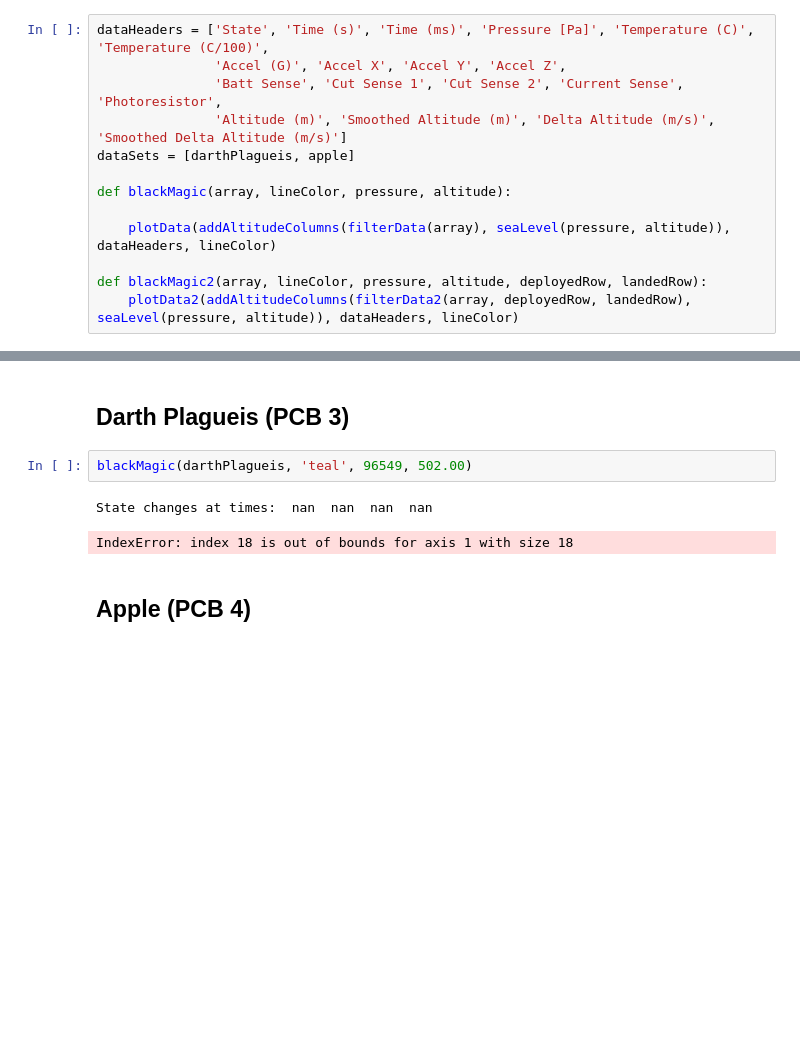
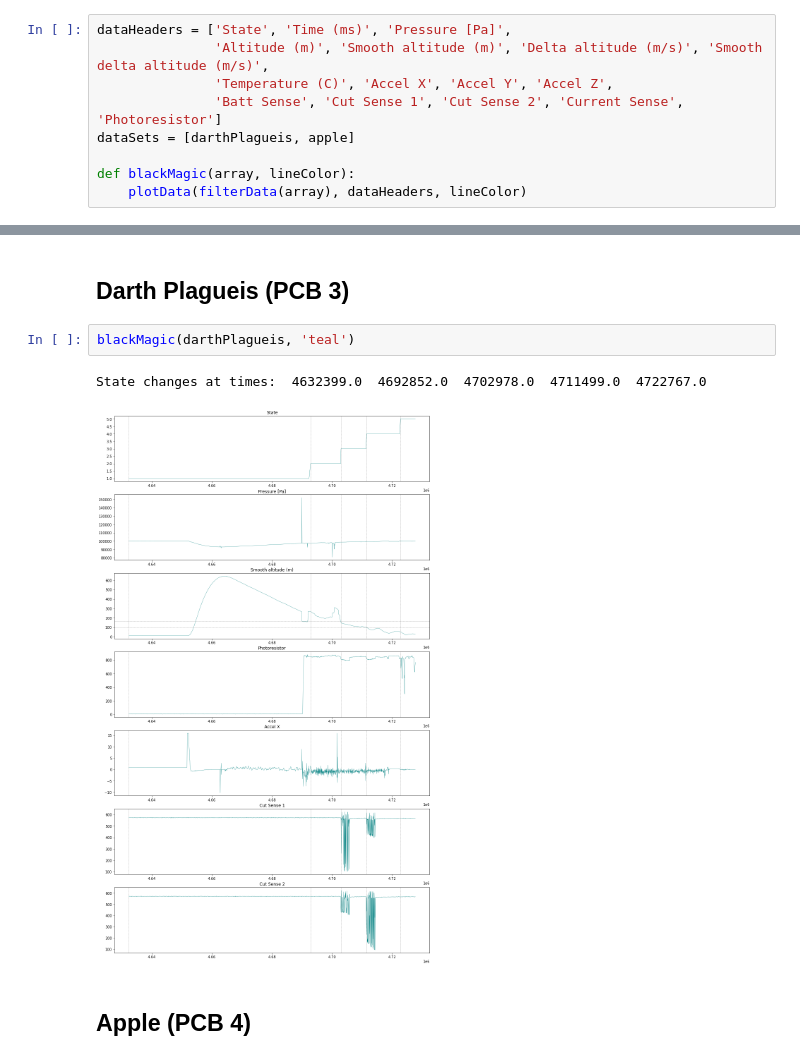
Before and after one commit to AerospaceNU/dpf-line-cutter, a Jupyter notebook: code/launch archive/2021-05-14 TCC/SUMMARY.ipynb, the cells around one changed output, grey strips where cells are left out. Drawn from its saved outputs; the diff is of its cells as text; blank space fills up the shorter version.

Commit message:
added TCC launch data

```diff
--- a/code/launch archive/2021-05-14 TCC/SUMMARY.ipynb
+++ b/code/launch archive/2021-05-14 TCC/SUMMARY.ipynb
@@ -80,14 +44,10 @@ def plotData2(array, headers, lineColor):
 # %%
-dataHeaders = ['State', 'Time (s)', 'Time (ms)', 'Pressure [Pa]', 'Temperature (C)', 'Temperature (C/100)',
-               'Accel (G)', 'Accel X', 'Accel Y', 'Accel Z',
-               'Batt Sense', 'Cut Sense 1', 'Cut Sense 2', 'Current Sense', 'Photoresistor',
-               'Altitude (m)', 'Smoothed Altitude (m)', 'Delta Altitude (m/s)', 'Smoothed Delta Altitude (m/s)']
+dataHeaders = ['State', 'Time (ms)', 'Pressure [Pa]',
+               'Altitude (m)', 'Smooth altitude (m)', 'Delta altitude (m/s)', 'Smooth delta altitude (m/s)',
+               'Temperature (C)', 'Accel X', 'Accel Y', 'Accel Z',
+               'Batt Sense', 'Cut Sense 1', 'Cut Sense 2', 'Current Sense', 'Photoresistor']
 dataSets = [darthPlagueis, apple]
 
-def blackMagic(array, lineColor, pressure, altitude):
-
-    plotData(addAltitudeColumns(filterData(array), seaLevel(pressure, altitude)), dataHeaders, lineColor)
-
-def blackMagic2(array, lineColor, pressure, altitude, deployedRow, landedRow):
-    plotData2(addAltitudeColumns(filterData2(array, deployedRow, landedRow), seaLevel(pressure, altitude)), dataHeaders, lineColor)
+def blackMagic(array, lineColor):
+    plotData(filterData(array), dataHeaders, lineColor)
 # %% [markdown]
@@ -97,10 +61,10 @@ TODO
 # %% [markdown]
 ## Darth Plagueis (PCB 3)
 # %%
-blackMagic(darthPlagueis, 'teal', 96549, 502.00)
+blackMagic(darthPlagueis, 'teal')
 # %% [output]
-State changes at times:  nan  nan  nan  nan
+State changes at times:  4632399.0  4692852.0  4702978.0  4711499.0  4722767.0
-IndexError: index 18 is out of bounds for axis 1 with size 18
+[figure, added]
 # %% [markdown]
 ## Apple (PCB 4)
 # %%
```
Also changed, not shown: parts of 6 cells of this notebook, 12 other files.
